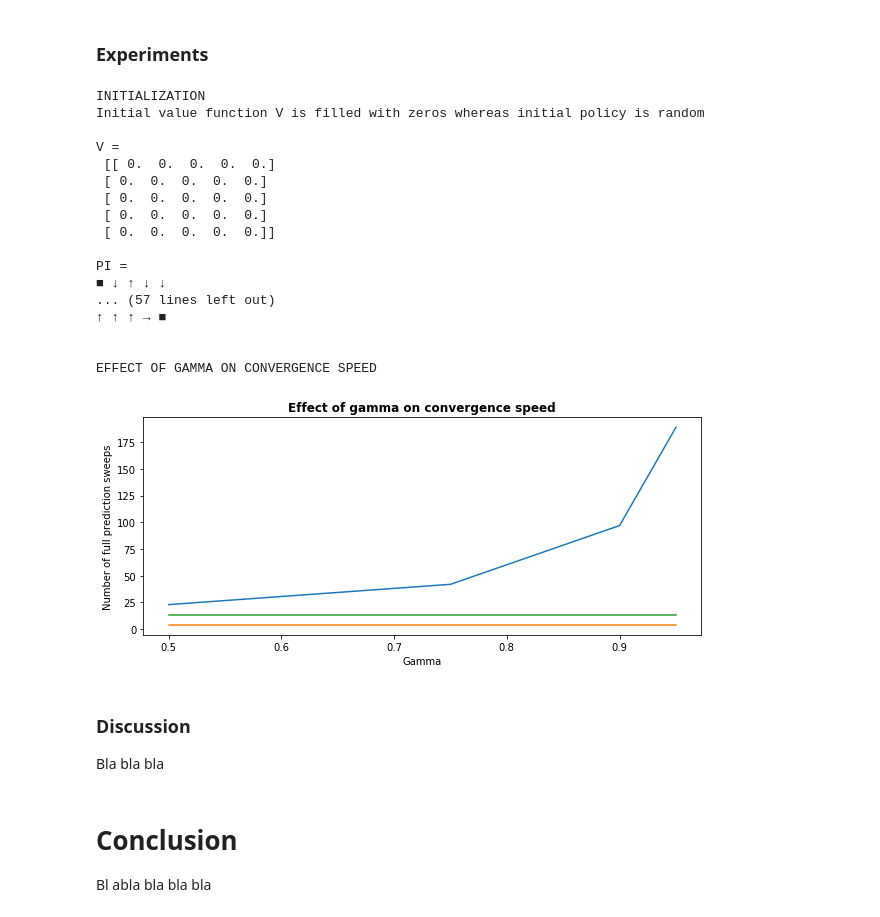
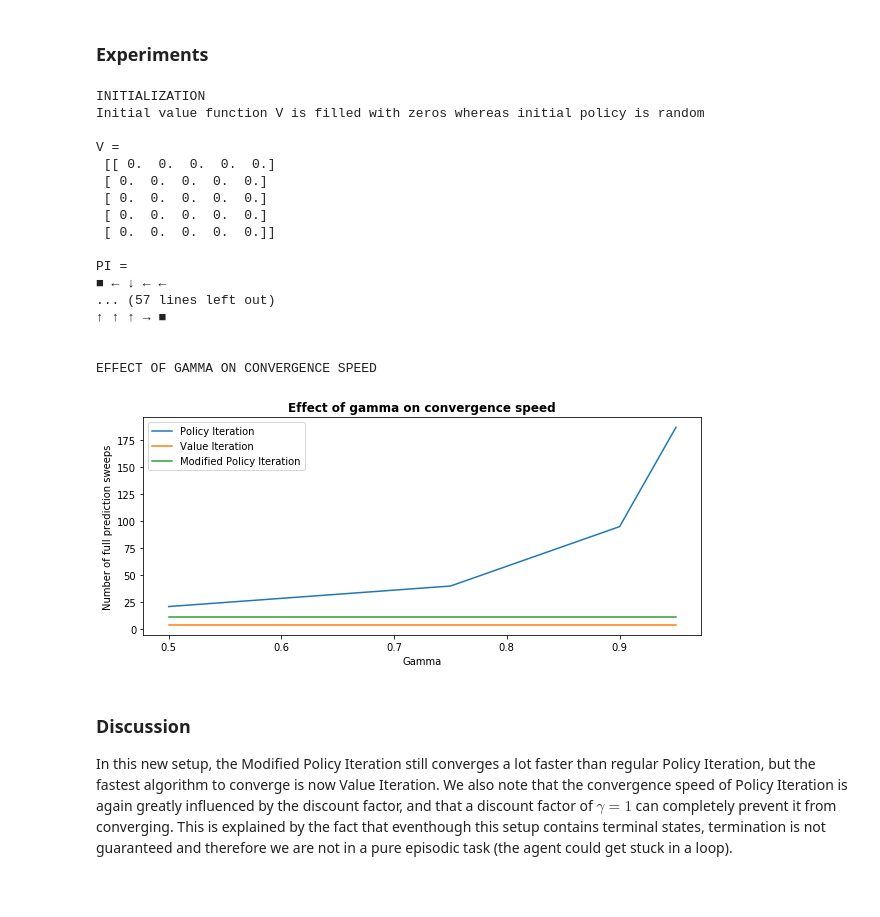
Before and after one commit to julienroy13/COMP767-assignments, a Jupyter notebook: Week2-MDP/dynamicProgramming.ipynb, the cells around one changed output. Cells and saved outputs as stored; diff of their text form; code cells hidden in the pictures; blank space fills up the shorter version.

```diff
--- a/Week2-MDP/dynamicProgramming.ipynb
+++ b/Week2-MDP/dynamicProgramming.ipynb
@@ -204,6 +214,35 @@ print("\n\nRESULTS FOR MODIFIED POLICY ITERATION -------------")
 print("Policy found in {} iterations, where each policy evaluation lasted for k = {}".format(len(M_PolIt_results[1]), M_PolIt_results[1]))
 print("\nV = ", np.round(M_PolIt_results[0], 2))
 print("\nPI = ", M_PolIt_results[2])
+
+print("\n\nEFFECT OF GAMMA ON CONVERGENCE SPEED")
+
+logg = {"policy_iteration": [], "value_iteration": [], "M_policy_iteration": []}
+# For different values of gamma
+gammas = [0.50, 0.75, 0.90, 0.95]
+for g in gammas:
+
+    # Run Policy Iteration
+    _, PolIt_k, _ = policy_iteration(V_init, PI_init, P, R, states, actions, next_states, g)
+    logg['policy_iteration'].append(sum(PolIt_k))
+
+    # Run Value Iteration
+    _, ValIt_k, _ = value_iteration(V_init, PI_init, P, R, states, actions, next_states, g)
+    logg['value_iteration'].append(ValIt_k)
+
+    # Run Modified Policy Iteration
+    _, M_PolIt_k, _ = policy_iteration(V_init, PI_init, P, R, states, actions, next_states, g, modified=True)
+    logg['M_policy_iteration'].append(sum(M_PolIt_k))
+
+plt.figure(figsize=(10,4))
+plt.plot(gammas, logg['policy_iteration'], label="Policy Iteration")
+plt.plot(gammas, logg['value_iteration'], label="Value Iteration")
+plt.plot(gammas, logg['M_policy_iteration'], label="Modified Policy Iteration")
+plt.title('Effect of gamma on convergence speed', fontweight='bold')
+plt.xlabel('Gamma')
+plt.ylabel('Number of full prediction sweeps')
+plt.legend(loc='best')
+plt.show()
 # %% [output]
 INITIALIZATION
 Initial value function V is filled with zeros whereas initial policy is random among legal actions for each state
@@ -436,7 +478,7 @@ def print_policy(policy, terminal_states):
 ### Experiments
 # %%
 # Hyper-params
-gamma = 0.99
+gamma = 0.95
 epsilon = 1e-4
 
 # The GRIDWORLD
@@ -495,40 +537,37 @@ for g in gammas:
 
     # Run Modified Policy Iteration
     _, M_PolIt_k, _ = policy_iteration(V_init, PI_init, world_size, states, actions, nextState, g, epsilon, modified=True)
     logg['M_policy_iteration'].append(sum(M_PolIt_k))
 
 plt.figure(figsize=(10,4))
 plt.plot(gammas, logg['policy_iteration'], label="Policy Iteration")
 plt.plot(gammas, logg['value_iteration'], label="Value Iteration")
 plt.plot(gammas, logg['M_policy_iteration'], label="Modified Policy Iteration")
 plt.title('Effect of gamma on convergence speed', fontweight='bold')
 plt.xlabel('Gamma')
 plt.ylabel('Number of full prediction sweeps')
+plt.legend(loc='best')
 plt.show()
 # %% [output]
 INITIALIZATION
 Initial value function V is filled with zeros whereas initial policy is random
 
 V =
  [[ 0.  0.  0.  0.  0.]
  [ 0.  0.  0.  0.  0.]
  [ 0.  0.  0.  0.  0.]
  [ 0.  0.  0.  0.  0.]
  [ 0.  0.  0.  0.  0.]]
 
 PI =
-■ ↓ ↑ ↓ ↓
+■ ← ↓ ← ←
 ... (57 lines left out)
 ↑ ↑ ↑ → ■
 
 
 EFFECT OF GAMMA ON CONVERGENCE SPEED
-[figure, old version]
+[figure, new version]
-# %% [markdown]
-### Discussion
-
-Bla bla bla
-# %% [markdown]
-# Conclusion
-
-Bl abla bla bla bla
+# %% [markdown]
+### Discussion
+
+In this new setup, the Modified Policy Iteration still converges a lot faster than regular Policy Iteration, but the fastest algorithm to converge is now Value Iteration. We also note that the convergence speed of Policy Iteration is again greatly influenced by the discount factor, and that a discount factor of $\gamma = 1$ can completely prevent it from converging. This is explained by the fact that eventhough this setup contains terminal states, termination is not guaranteed and therefore we are not in a pure episodic task (the agent could get stuck in a loop).
```
Also changed, not shown: parts of 10 cells of this notebook.
